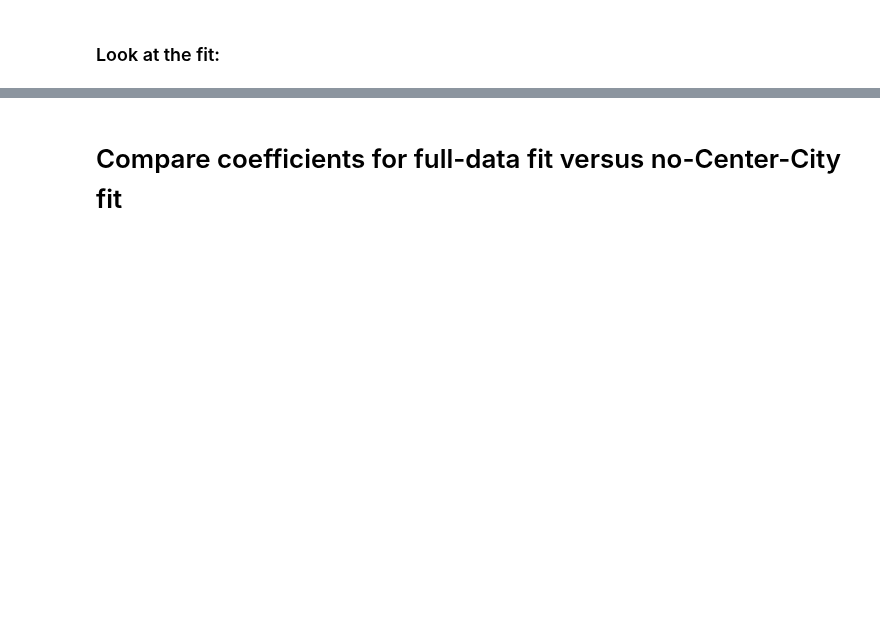
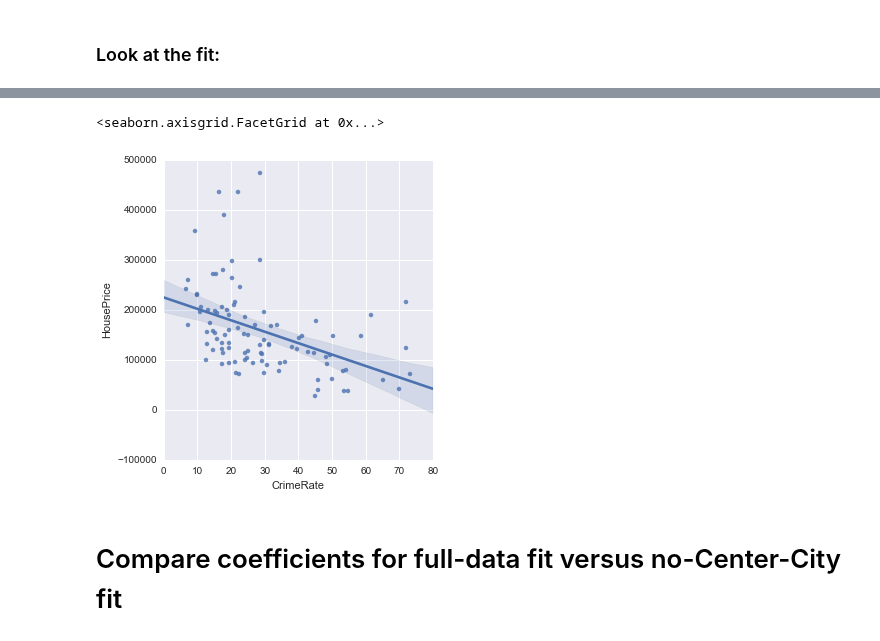
Before and after one commit to benjaminsw/regression, a Jupyter notebook: PhillyCrime/PhillyCrime.ipynb, the cells around one changed output, grey strips where cells are left out. Cells and saved outputs as stored; diff of their text form; code cells hidden in the pictures; blank space fills up the shorter version.

```diff
--- a/PhillyCrime/PhillyCrime.ipynb
+++ b/PhillyCrime/PhillyCrime.ipynb
@@ -107,3 +111,8 @@ plt.show()
+# %%
+sns.lmplot('CrimeRate', 'HousePrice', data=sales_noCC)
+# %% [output]
+<seaborn.axisgrid.FacetGrid at 0x...>
+[figure, added]
 # %% [markdown]
 # Compare coefficients for full-data fit versus no-Center-City fit
 # %% [markdown]
```
Also changed, not shown: parts of 11 cells of this notebook.
